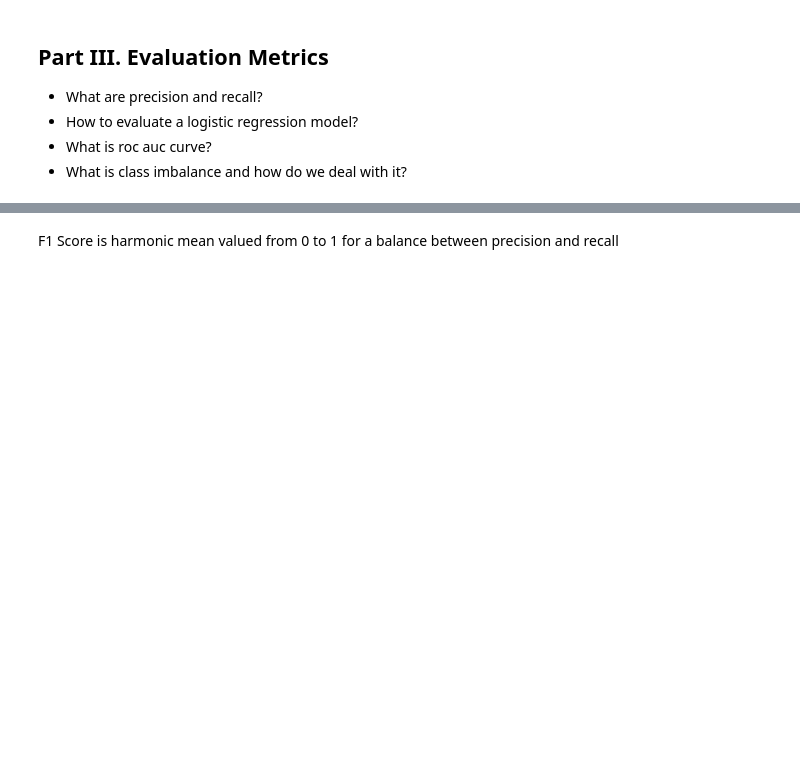
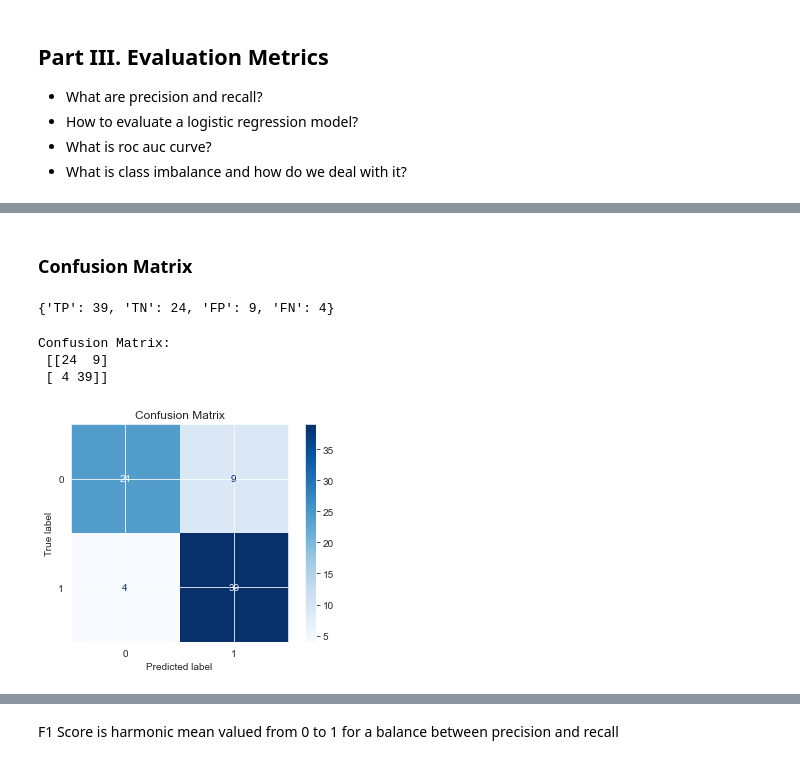
Before and after one commit to dsbootcamp-phase-3/nyc-mhtn-ds-102620-lectures, a Jupyter notebook: Phase_3/Phase3-review/Mod3Review.ipynb, the cells around one changed output, grey strips where cells are left out. Drawn from its saved outputs; the diff is of its cells as text; code cells hidden in the pictures; blank space fills up the shorter version.

```diff
--- a/Phase_3/Phase3-review/Mod3Review.ipynb
+++ b/Phase_3/Phase3-review/Mod3Review.ipynb
@@ -118,0 +312,13 @@ TP / TP + FN
+# %%
+df = pd.read_csv('heart.csv')
+X = df[df.columns[:-1]]
+y = df.target
+for col in df.columns:
+    df[col] = (df[col] - min(df[col]))/ (max(df[col]) - min(df[col]))
+X_train, X_test, y_train, y_test = train_test_split(X, y, random_state=0)
+logreg = LogisticRegression(fit_intercept=False, C=1e12, solver='liblinear')
+model_log = logreg.fit(X_train, y_train)
+print(model_log)
+y_hat_test = logreg.predict(X_test)
+print("")
+df.head()
@@ -118,0 +333,34 @@ TP / TP + FN
+# %% [markdown]
+### Confusion Matrix
+# %%
+def conf_matrix(y_true, y_pred):
+    cm = {'TP': 0, 'TN': 0, 'FP': 0, 'FN': 0}
+    for ind, label in enumerate(y_true):
+        pred = y_pred[ind]
+        if label == 1:
+            if label == pred:
+                cm['TP'] += 1
+            else:
+                cm['FN'] += 1
+        else:
+            if label == pred:
+                cm['TN'] += 1
+            else:
+                cm['FP'] += 1
+    return cm
+conf_matrix(y_test, y_hat_test)
+# %% [output]
+{'TP': 39, 'TN': 24, 'FP': 9, 'FN': 4}
+# %%
+cnf_matrix = confusion_matrix(y_test, y_hat_test)
+print('Confusion Matrix:\n', cnf_matrix)
+plot_confusion_matrix(logreg, X_test, y_test, cmap=plt.cm.Blues)
+plt.title("Confusion Matrix")
+plt.legend()
+print("")
+plt.show()
+# %% [output]
+Confusion Matrix:
+ [[24  9]
+ [ 4 39]]
+[figure, added]
```
Also changed, not shown: parts of 55 cells of this notebook, 2 other files.
